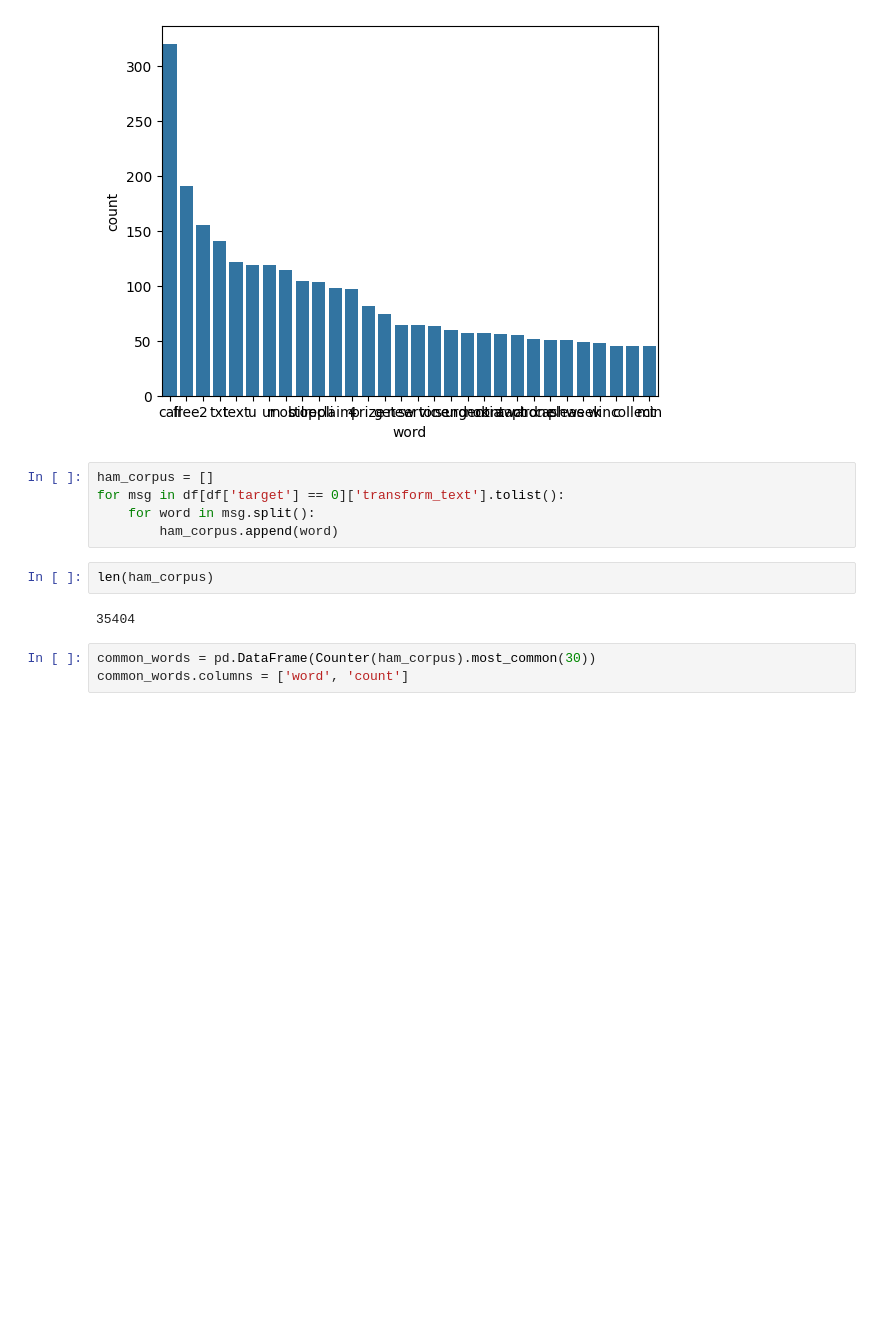
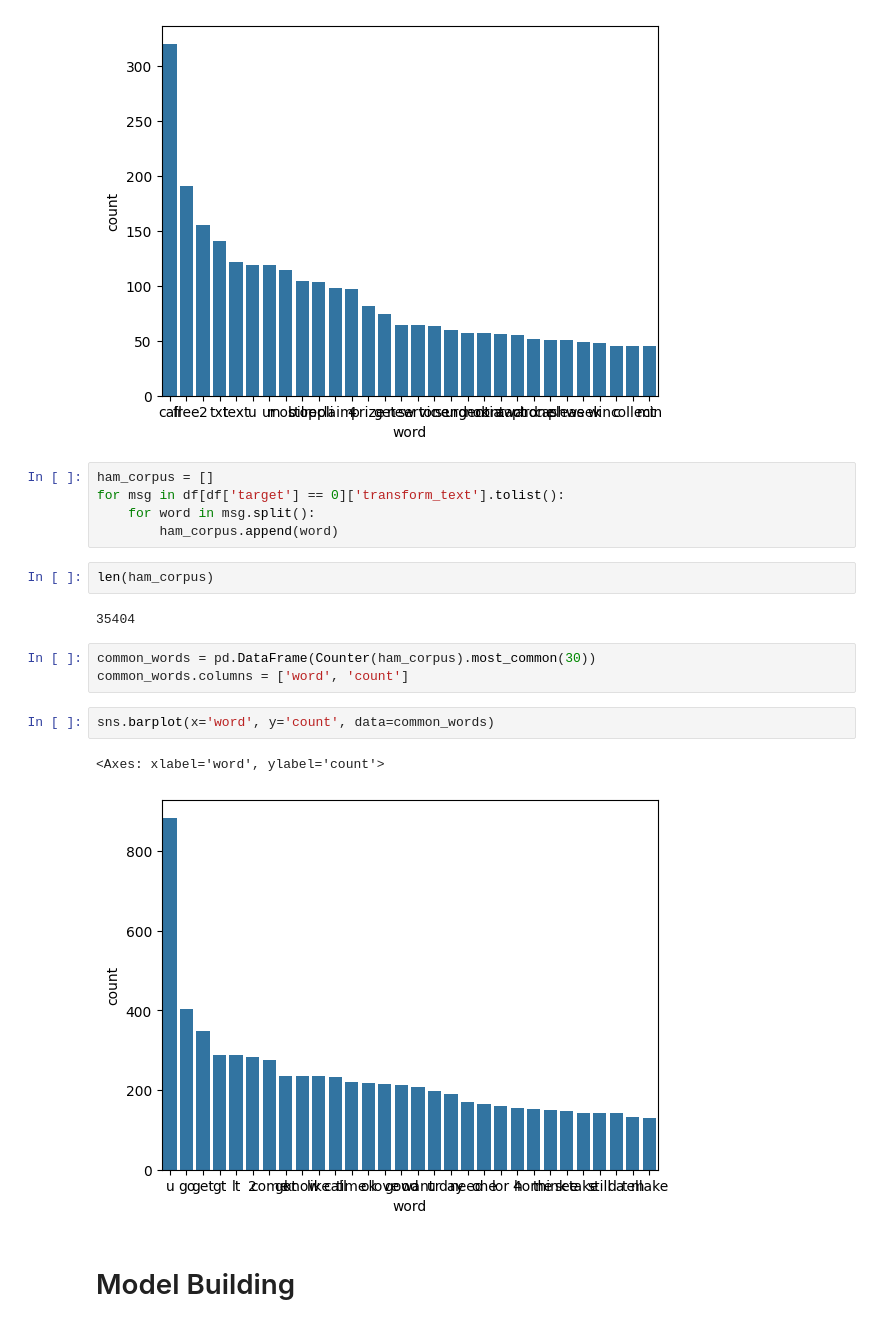
Before and after one commit to Qirrat098/Email-Spam-Classifier-, a Jupyter notebook: Email Spam Detection.ipynb, the cells around one changed output. Drawn from its saved outputs; the diff is of its cells as text; blank space fills up the shorter version.

Commit message:
Model Building in process using Knaive Bayes Algorithm

```diff
--- a/Email Spam Detection.ipynb
+++ b/Email Spam Detection.ipynb
@@ -416,3 +416,10 @@ len(ham_corpus)
 # %%
 common_words = pd.DataFrame(Counter(ham_corpus).most_common(30))
 common_words.columns = ['word', 'count']
+# %%
+sns.barplot(x='word', y='count', data=common_words)
+# %% [output]
+<Axes: xlabel='word', ylabel='count'>
+[figure, added]
+# %% [markdown]
+# Model Building
```
